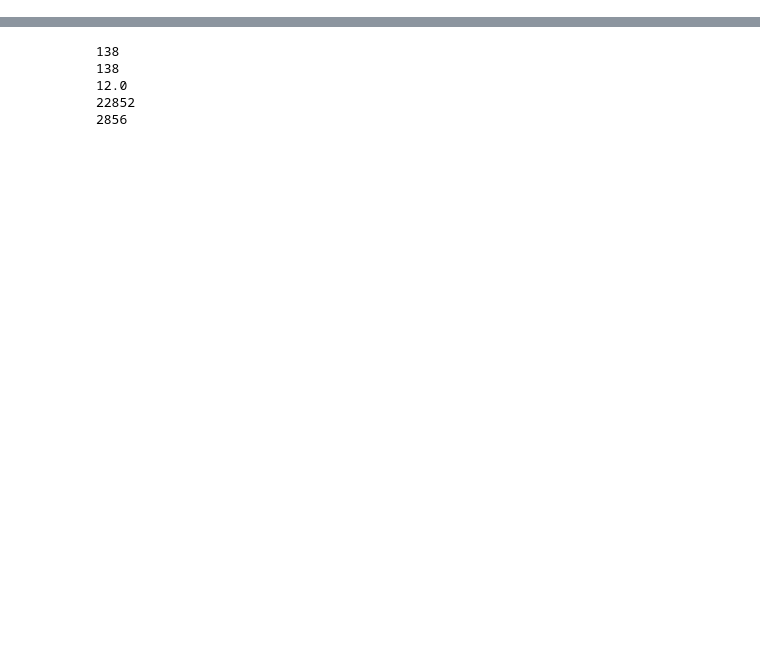
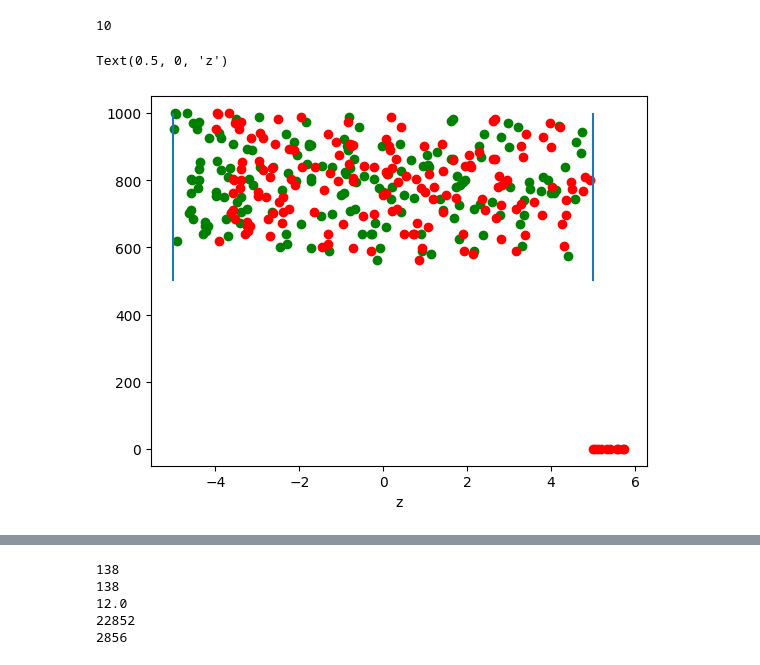
Before and after one commit to matthiasprobst/synpivimage, a Jupyter notebook: examples/out_of_plane.ipynb, the cells around one changed output, grey strips where cells are left out. Cells and saved outputs as stored; diff of their text form; code cells hidden in the pictures; blank space fills up the shorter version.

```diff
--- a/examples/out_of_plane.ipynb
+++ b/examples/out_of_plane.ipynb
@@ -15,0 +29,2 @@ def plot_img(img, ax, **kwargs):
+# %%
+partA = spi.Particles.generate(ppp=0.01, dx_max=[100, 100], dy_max=[-100, 100], dz_max=[1, 1], camera=cam, laser=laser)
@@ -15,0 +36,8 @@ def plot_img(img, ax, **kwargs):
+# %%
+partB = partA.displace(dz=1)
+# %%
+imgA, partA = spi.take_image(laser=laser, camera=cam, particles=partA, particle_peak_count=1000)
+imgB, partB = spi.take_image(laser=laser, camera=cam, particles=partB, particle_peak_count=1000)
+# %%
+z_activeA = partA.z[partA.active]
+IA = partA.max_image_photons[partA.active]
@@ -15,0 +51,13 @@ def plot_img(img, ax, **kwargs):
+# %%
+lost_particle_pairs
+# %% [output]
+10
+# %%
+plt.scatter(z_activeA, IA, color='g')
+plt.scatter(partB.z[partA.active], partB.max_image_photons[partA.active], color='r')
+plt.vlines(-5, 500, 1000)
+plt.vlines(5, 500, 1000)
+plt.xlabel('z')
+# %% [output]
+Text(0.5, 0, 'z')
+[figure, added]
```
Also changed, not shown: parts of 21 cells of this notebook, 24 other files.
